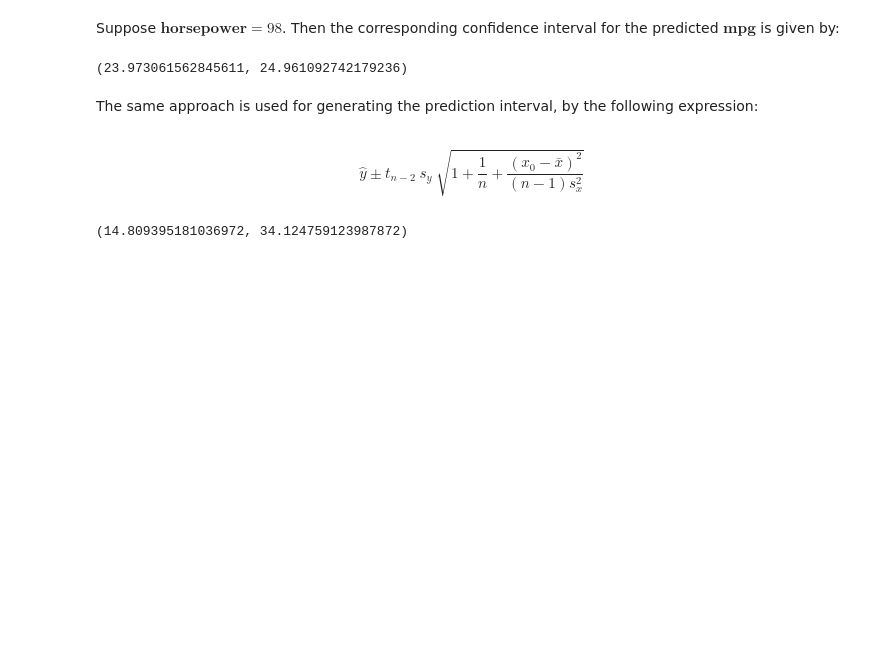
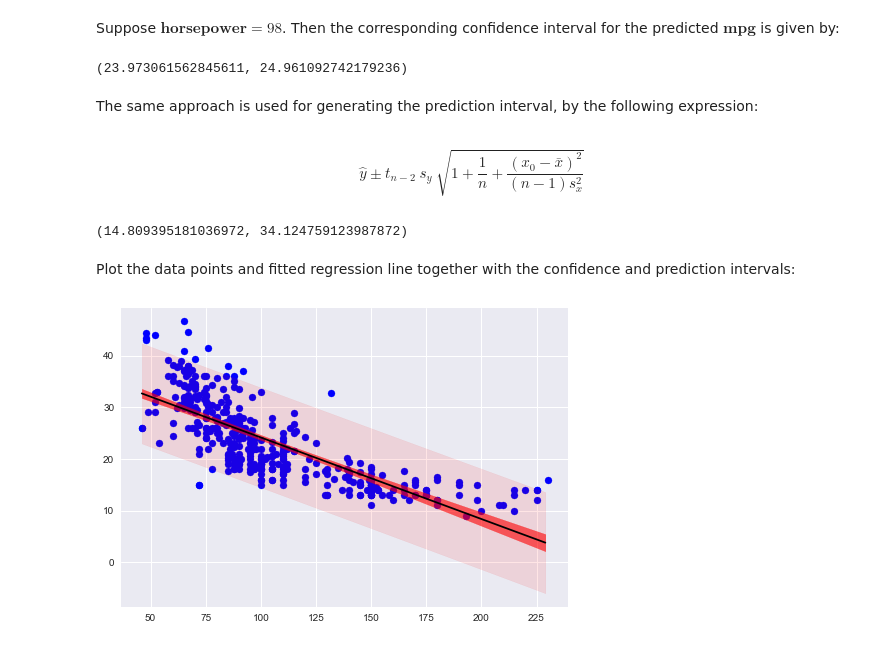
Before and after one commit to AtanasiuDemian/Introduction-to-Statistical-Learning---Python, a Jupyter notebook: Auto.ipynb, the cells around one changed output. Cells and saved outputs as stored; diff of their text form; code cells hidden in the pictures; blank space fills up the shorter version.

```diff
--- a/Auto.ipynb
+++ b/Auto.ipynb
@@ -201,3 +202,18 @@ def pred_int(x):
 pred_int(98)
 # %% [output]
 (14.809395181036972, 34.124759123987872)
+# %% [markdown]
+Plot the data points and fitted regression line together with the confidence and prediction intervals:
+# %%
+x_input=np.arange(auto.horsepower.min(),auto.horsepower.max(),1)
+ci=np.array([conf_int(x) for x in x_input])
+lower_conf, upper_conf=ci[:,0], ci[:,1]
+pi=np.array([pred_int(x) for x in x_input])
+lower_pred, upper_pred=pi[:,0], pi[:,1]
+plt.scatter(auto.horsepower,auto.mpg, color='blue')
+plt.plot(x_input, lm.predict(x_input.reshape(-1,1)), color='black') # easier to use sklearn for predicting
+plt.fill_between(x_input, lower_conf, upper_conf, color='red', alpha=0.6)
+plt.fill_between(x_input, lower_pred, upper_pred, color='red', alpha=0.1)
+plt.show()
+# %% [output]
+[figure, added]
```
Also changed, not shown: parts of 7 cells of this notebook.
